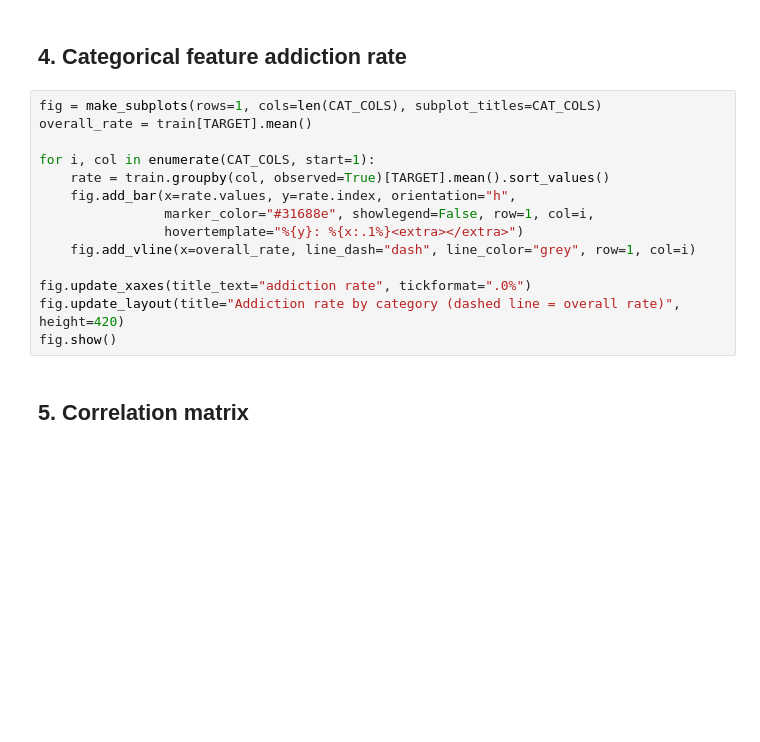
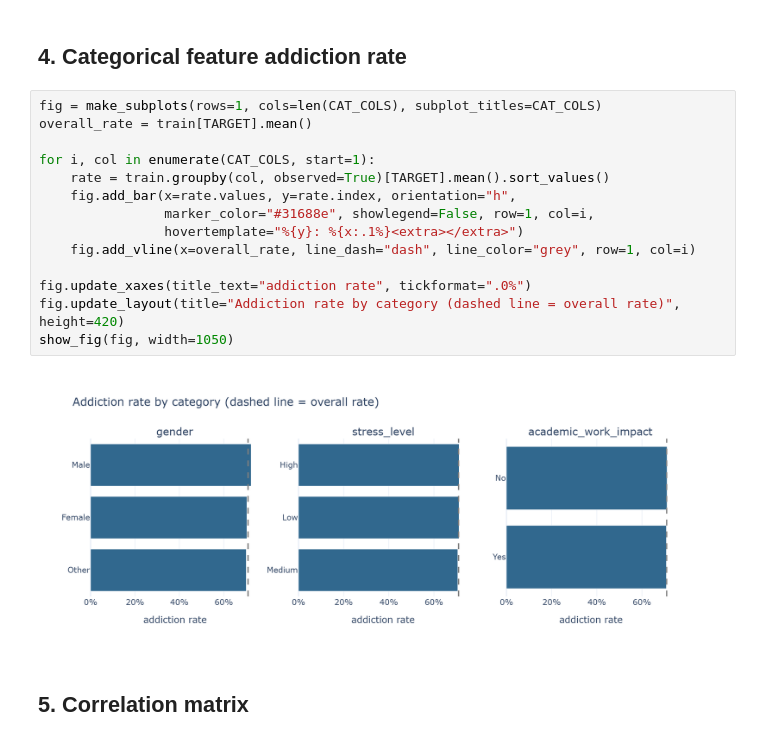
Before and after one commit to Hirukadeven07/Predicting-SmartPhone-Addiction-, a Jupyter notebook: notebooks/eda_plotly.ipynb, the cells around one changed output. Saved outputs shown, nothing was run; the diff lists cells and outputs as text; blank space fills up the shorter version.

```diff
--- a/notebooks/eda_plotly.ipynb
+++ b/notebooks/eda_plotly.ipynb
@@ -122,17 +155,19 @@ fig.show()
 # %%
 fig = make_subplots(rows=1, cols=len(CAT_COLS), subplot_titles=CAT_COLS)
 overall_rate = train[TARGET].mean()
 
 for i, col in enumerate(CAT_COLS, start=1):
     rate = train.groupby(col, observed=True)[TARGET].mean().sort_values()
     fig.add_bar(x=rate.values, y=rate.index, orientation="h",
                 marker_color="#31688e", showlegend=False, row=1, col=i,
                 hovertemplate="%{y}: %{x:.1%}<extra></extra>")
     fig.add_vline(x=overall_rate, line_dash="dash", line_color="grey", row=1, col=i)
 
 fig.update_xaxes(title_text="addiction rate", tickformat=".0%")
 fig.update_layout(title="Addiction rate by category (dashed line = overall rate)", height=420)
-fig.show()
+show_fig(fig, width=1050)
+# %% [output]
+[figure, added]
 # %% [markdown]
 ## 5. Correlation matrix
 # %%
```
Also changed, not shown: parts of 9 cells of this notebook, 1 other file.
